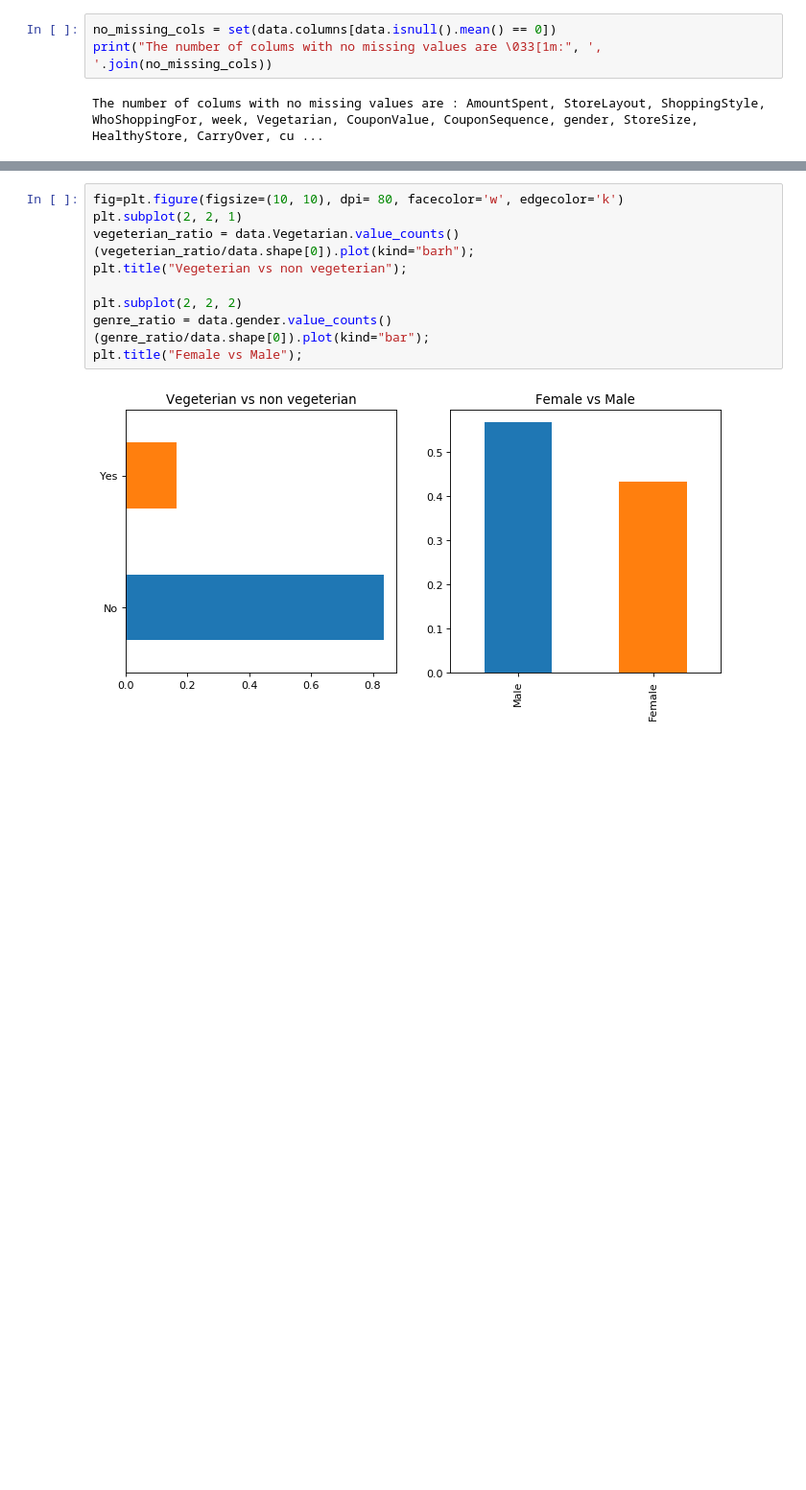
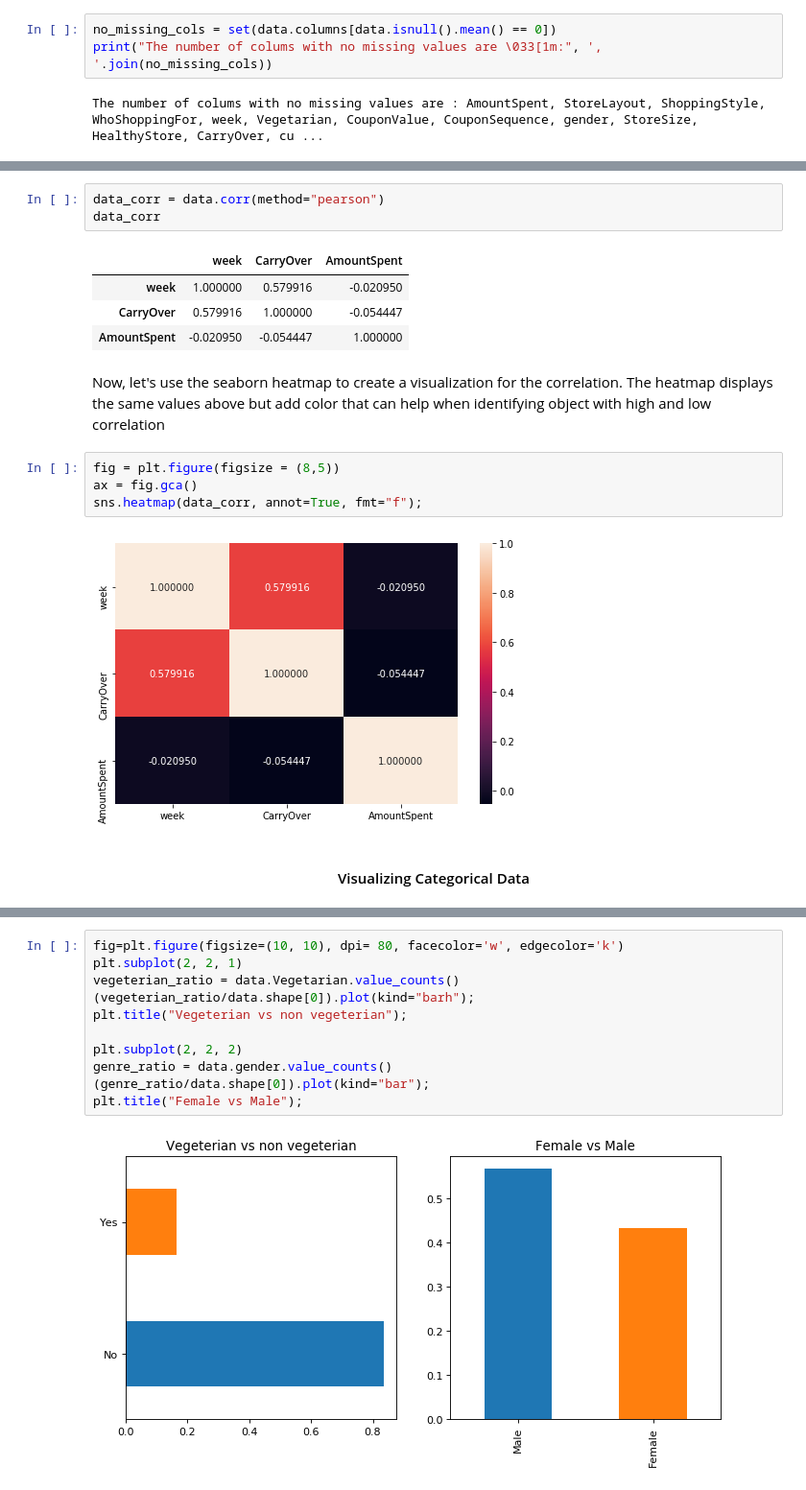
Before and after one commit to OuedraogoAbdoul/Marketing-Campaigns, a Jupyter notebook: Analyzing Marking Campaign.ipynb, the cells around one changed output, grey strips where cells are left out. Shown at 96% size. Drawn from its saved outputs; the diff is of its cells as text; blank space fills up the shorter version.

```diff
--- a/Analyzing Marking Campaign.ipynb
+++ b/Analyzing Marking Campaign.ipynb
@@ -51,0 +66,19 @@ The number of colums with no missing values are : AmountSpent, StoreLayout, Shop
+# %%
+data_corr = data.corr(method="pearson")
+data_corr
+# %% [output]
+|  | week | CarryOver | AmountSpent |
+| week | 1.000000 | 0.579916 | -0.020950 |
+| CarryOver | 0.579916 | 1.000000 | -0.054447 |
+| AmountSpent | -0.020950 | -0.054447 | 1.000000 |
+# %% [markdown]
+Now, let's use the seaborn heatmap to create a visualization for the correlation.
+The heatmap displays the same values above but add color that can help when identifying object with high and low correlation
+# %%
+fig = plt.figure(figsize = (8,5))
+ax = fig.gca()
+sns.heatmap(data_corr, annot=True, fmt="f");
+# %% [output]
+[figure, added]
+# %% [markdown]
+<h4><center>Visualizing Categorical Data</center></h4>
```
Also changed, not shown: parts of 8 cells of this notebook.
